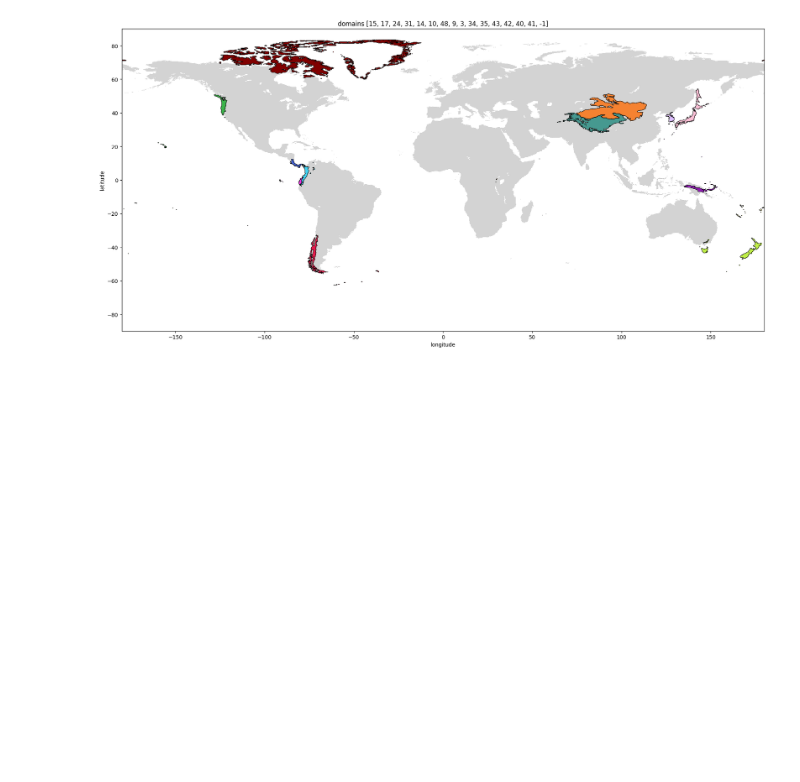
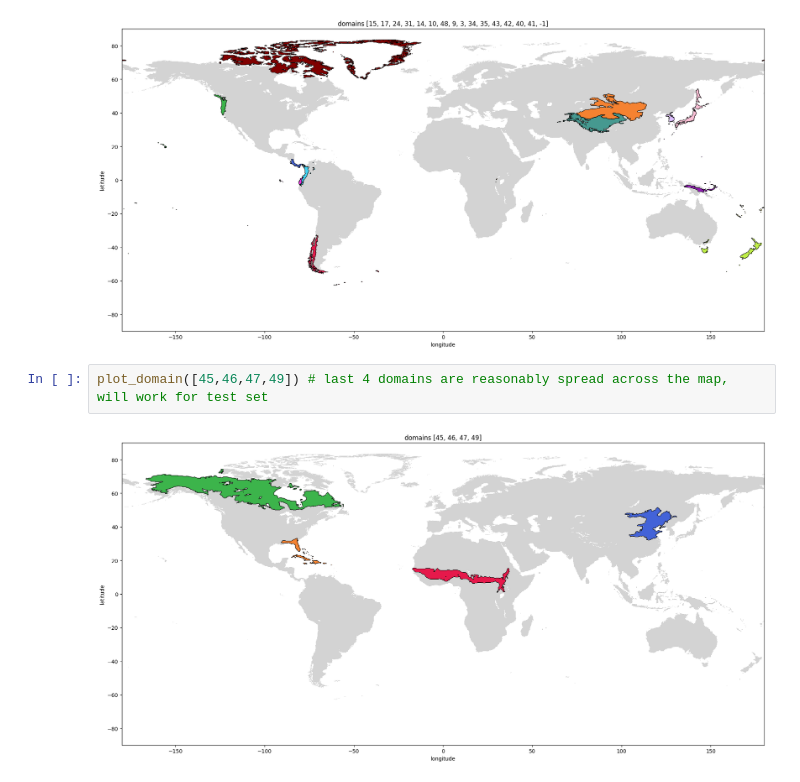
Before and after one commit to yashkher-123/transferability-through-representations, a Jupyter notebook: visualize_domains.ipynb, the cells around one changed output. Saved outputs shown, nothing was run; the diff lists cells and outputs as text; blank space fills up the shorter version.

```diff
--- a/visualize_domains.ipynb
+++ b/visualize_domains.ipynb
@@ -132,3 +136,7 @@ plot_domain([15, 17, 24, 31, 14, 10, 48, 9, 3, 34, 35, 43, 42, 40, 41, -1]) # al
 # these areas mostly make sense, apart from pnw and austrailia/nz
 # %% [output]
 [figure]
+# %%
+plot_domain([45,46,47,49]) # last 4 domains are reasonably spread across the map, will work for test set
+# %% [output]
+[figure, added]
```
Also changed, not shown: parts of 1 cell of this notebook, 2 other files.
